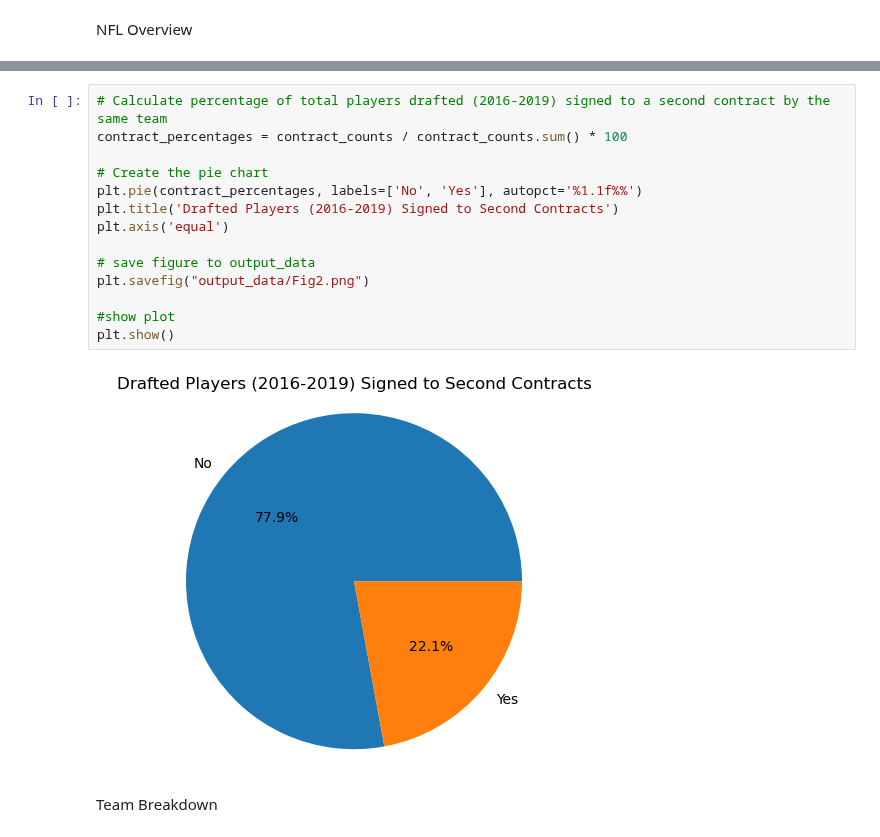
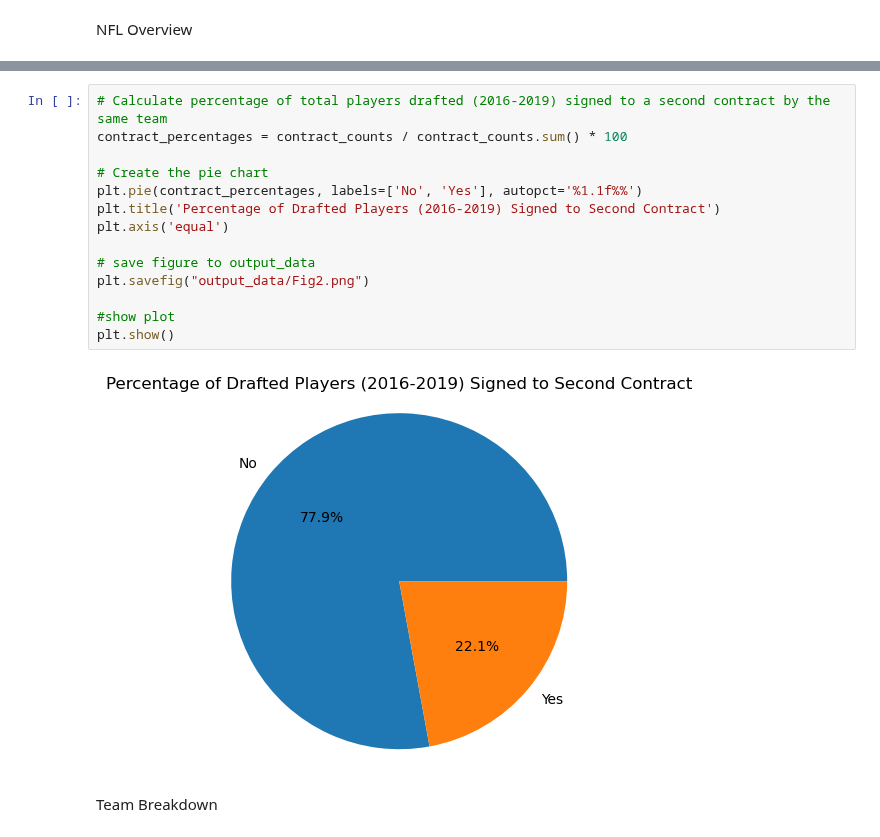
Before and after one commit to maslla100/NFL-Draft-Trends-, a Jupyter notebook: NFL_project_cleaned.ipynb, the cells around one changed output, grey strips where cells are left out. Drawn from its saved outputs; the diff is of its cells as text.

Commit message:
last graph updates

```diff
--- a/NFL_project_cleaned.ipynb
+++ b/NFL_project_cleaned.ipynb
@@ -265,19 +265,19 @@ plt.show()
 # %%
 # Calculate percentage of total players drafted (2016-2019) signed to a second contract by the same team
 contract_percentages = contract_counts / contract_counts.sum() * 100
 
 # Create the pie chart
 plt.pie(contract_percentages, labels=['No', 'Yes'], autopct='%1.1f%%')
-plt.title('Drafted Players (2016-2019) Signed to Second Contracts')
+plt.title('Percentage of Drafted Players (2016-2019) Signed to Second Contract')
 plt.axis('equal')
 
 # save figure to output_data
 plt.savefig("output_data/Fig2.png")
 
 #show plot
 plt.show()
 # %% [output]
-[figure, old version]
+[figure, new version]
 # %% [markdown]
 Team Breakdown
 # %%
```
Also changed, not shown: parts of 14 cells of this notebook, 14 other files.
